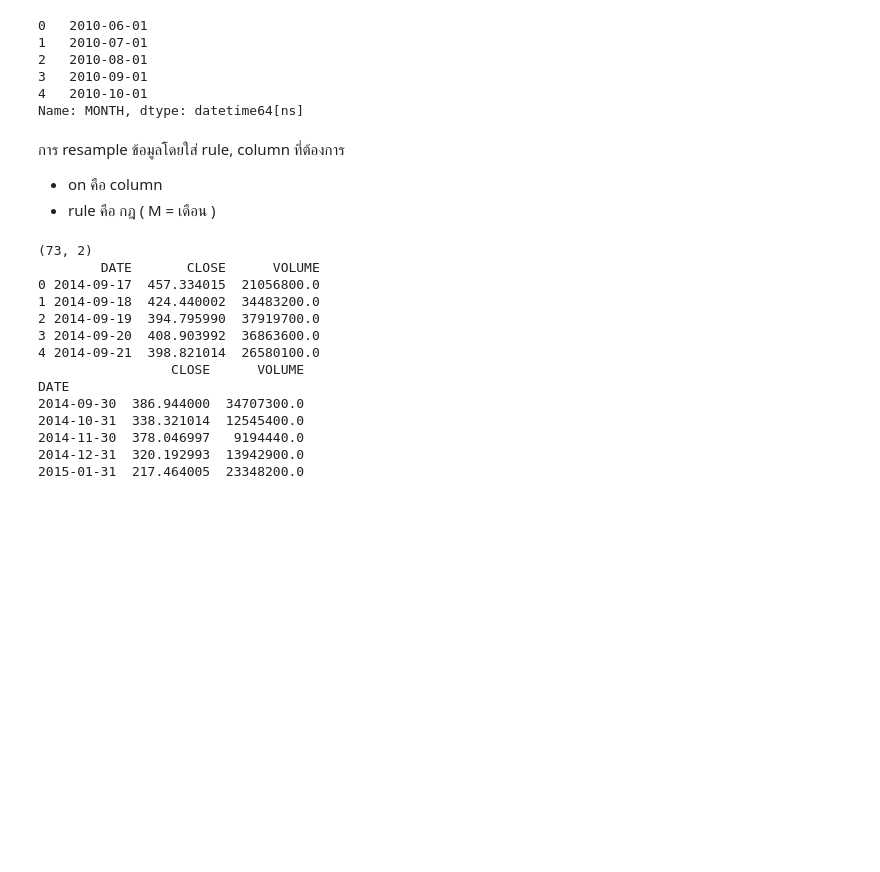
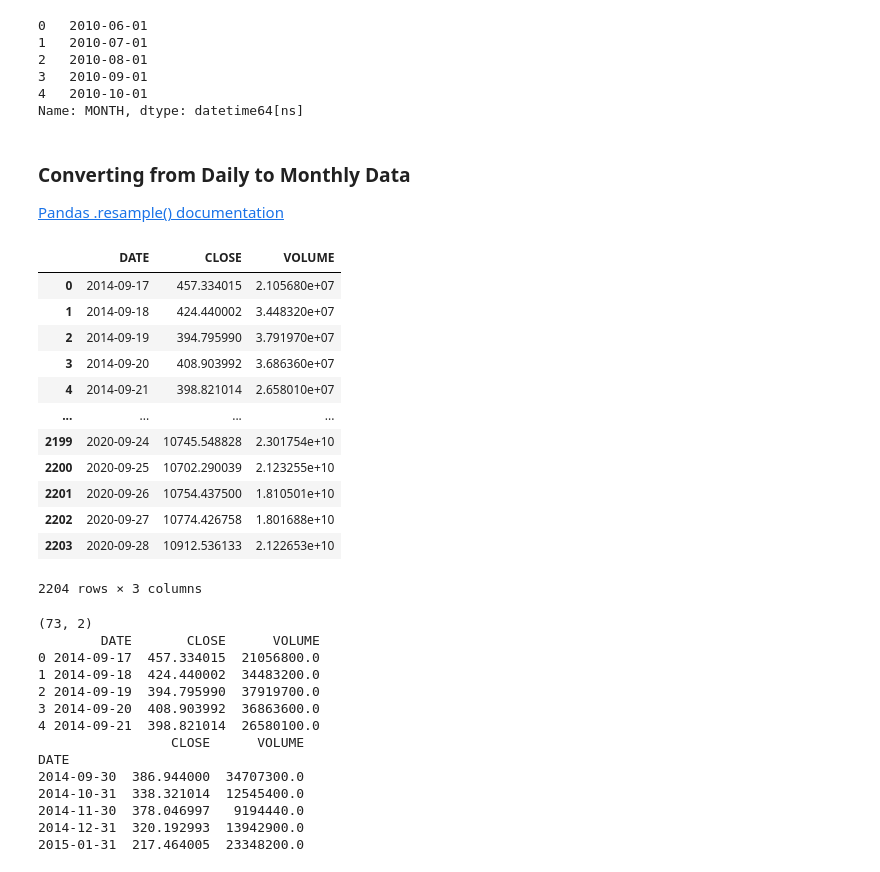
Before and after one commit to olanlab/python-bootcamp, a Jupyter notebook: 16-data/data-visualisation/google-trend/google-trend-finished.ipynb, the cells around one changed output. Cells and saved outputs as stored; diff of their text form; code cells hidden in the pictures; blank space fills up the shorter version.

```diff
--- a/16-data/data-visualisation/google-trend/google-trend.ipynb
+++ b/16-data/data-visualisation/google-trend/google-trend-finished.ipynb
@@ -118,10 +202,26 @@ df_tesla.MONTH.head()
 3   2010-09-01
 4   2010-10-01
 Name: MONTH, dtype: datetime64[ns]
-# %% [markdown]
-การ resample ข้อมูลโดยใส่ rule, column ที่ต้องการ
-- on คือ column
-- rule คือ กฎ ( M = เดือน )
+# %% [markdown]
+### Converting from Daily to Monthly Data
+
+[Pandas .resample() documentation](https://pandas.pydata.org/pandas-docs/stable/reference/api/pandas.DataFrame.resample.html) <br>
+# %%
+df_btc_price
+# %% [output]
+|  | DATE | CLOSE | VOLUME |
+| 0 | 2014-09-17 | 457.334015 | 2.105680e+07 |
+| 1 | 2014-09-18 | 424.440002 | 3.448320e+07 |
+| 2 | 2014-09-19 | 394.795990 | 3.791970e+07 |
+| 3 | 2014-09-20 | 408.903992 | 3.686360e+07 |
+| 4 | 2014-09-21 | 398.821014 | 2.658010e+07 |
+| ... | ... | ... | ... |
+| 2199 | 2020-09-24 | 10745.548828 | 2.301754e+10 |
+| 2200 | 2020-09-25 | 10702.290039 | 2.123255e+10 |
+| 2201 | 2020-09-26 | 10754.437500 | 1.810501e+10 |
+| 2202 | 2020-09-27 | 10774.426758 | 1.801688e+10 |
+| 2203 | 2020-09-28 | 10912.536133 | 2.122653e+10 |
+2204 rows × 3 columns
 # %%
 df_btc_monthly = df_btc_price.resample(rule='M', on='DATE').last()
 
```
Also changed, not shown: parts of 42 cells of this notebook, 11 other files.
